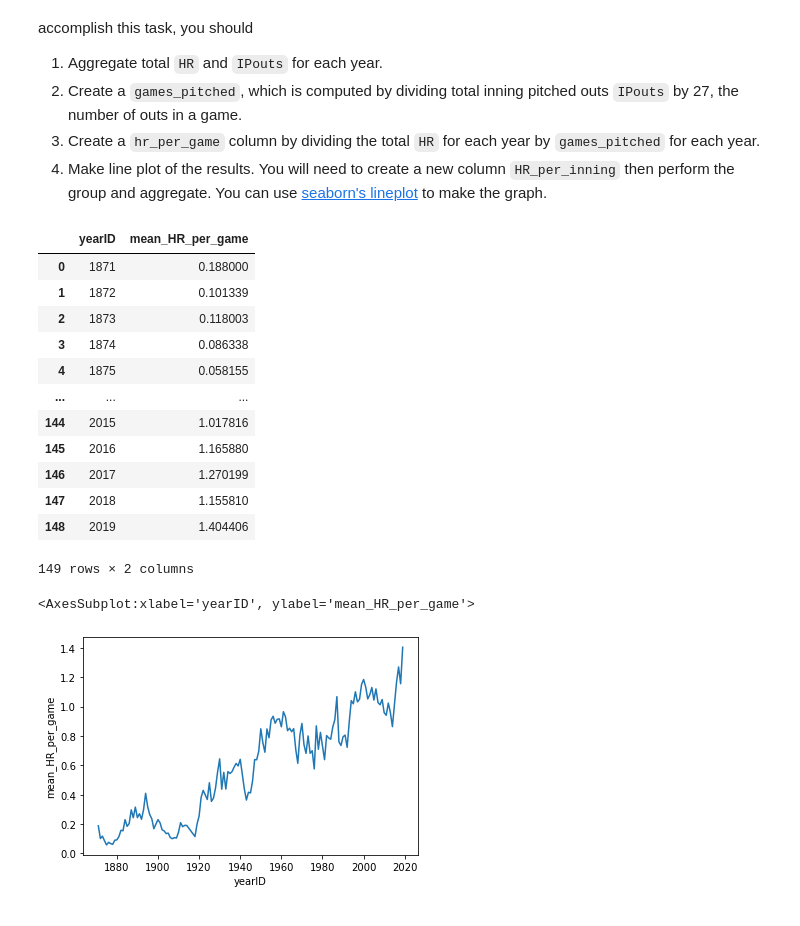
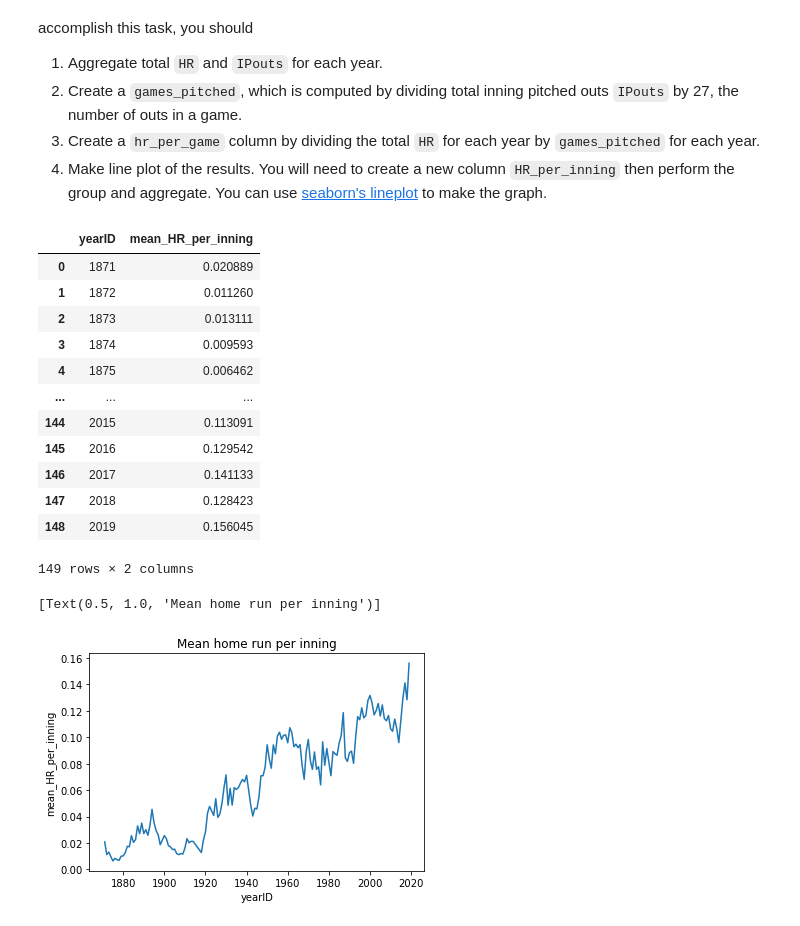
Before and after one commit to dustinvk03/module2_intro_to_pandas, a Jupyter notebook: 2_6_aggregation.ipynb, the cells around one changed output. Saved outputs shown, nothing was run; the diff lists cells and outputs as text; code cells hidden in the pictures.

```diff
--- a/2_6_aggregation.ipynb
+++ b/2_6_aggregation.ipynb
@@ -283,7 +283,7 @@ Compute and plot the average home runs per game allowed per year for all years i
 4. Make line plot of the results. You will need to create a new column `HR_per_inning` then perform the group and aggregate. You can use [seaborn's lineplot](https://seaborn.pydata.org/generated/seaborn.lineplot.html) to make the graph.
 # %%
 # Your refactored code here
-mean_home_runs_per_game = (pitching
+mean_HR_per_inning = (pitching
                         >> select(X.HR, X.IPouts, X.yearID)
                         >> group_by(X.yearID)
                         >> summarise(total_HR = X.HR.sum(),
@@ -291,29 +291,29 @@ mean_home_runs_per_game = (pitching
                         >> ungroup()
                         >> mutate(games_pitched = X.total_IPouts / 27)
                         >> mutate(hr_per_game = X.total_HR / X.games_pitched)
-                        # >> mutate(HR_per_inning = X.total_HR / (9*X.games_pitched))
+                        >> mutate(HR_per_inning = X.hr_per_game/9)
                         >> group_by(X.yearID)
-                        >> summarise(mean_HR_per_game = mean(X.hr_per_game))
+                        >> summarise(mean_HR_per_inning = mean(X.HR_per_inning))
                         )
-mean_home_runs_per_game
+mean_HR_per_inning
 # %% [output]
-|  | yearID | mean_HR_per_game |
-| 0 | 1871 | 0.188000 |
-| 1 | 1872 | 0.101339 |
-| 2 | 1873 | 0.118003 |
-| 3 | 1874 | 0.086338 |
-| 4 | 1875 | 0.058155 |
+|  | yearID | mean_HR_per_inning |
+| 0 | 1871 | 0.020889 |
+| 1 | 1872 | 0.011260 |
+| 2 | 1873 | 0.013111 |
+| 3 | 1874 | 0.009593 |
+| 4 | 1875 | 0.006462 |
 | ... | ... | ... |
-| 144 | 2015 | 1.017816 |
-| 145 | 2016 | 1.165880 |
-| 146 | 2017 | 1.270199 |
-| 147 | 2018 | 1.155810 |
-| 148 | 2019 | 1.404406 |
+| 144 | 2015 | 0.113091 |
+| 145 | 2016 | 0.129542 |
+| 146 | 2017 | 0.141133 |
+| 147 | 2018 | 0.128423 |
+| 148 | 2019 | 0.156045 |
 149 rows × 2 columns
 # %%
 import seaborn as sns
 
-sns.lineplot(data=mean_home_runs_per_game, x='yearID', y='mean_HR_per_game')
+sns.lineplot(data=mean_HR_per_inning, x='yearID', y='mean_HR_per_inning').set(title = 'Mean home run per inning')
 # %% [output]
-<AxesSubplot:xlabel='yearID', ylabel='mean_HR_per_game'>
+[Text(0.5, 1.0, 'Mean home run per inning')]
-[figure, old version]
+[figure, new version]
```
